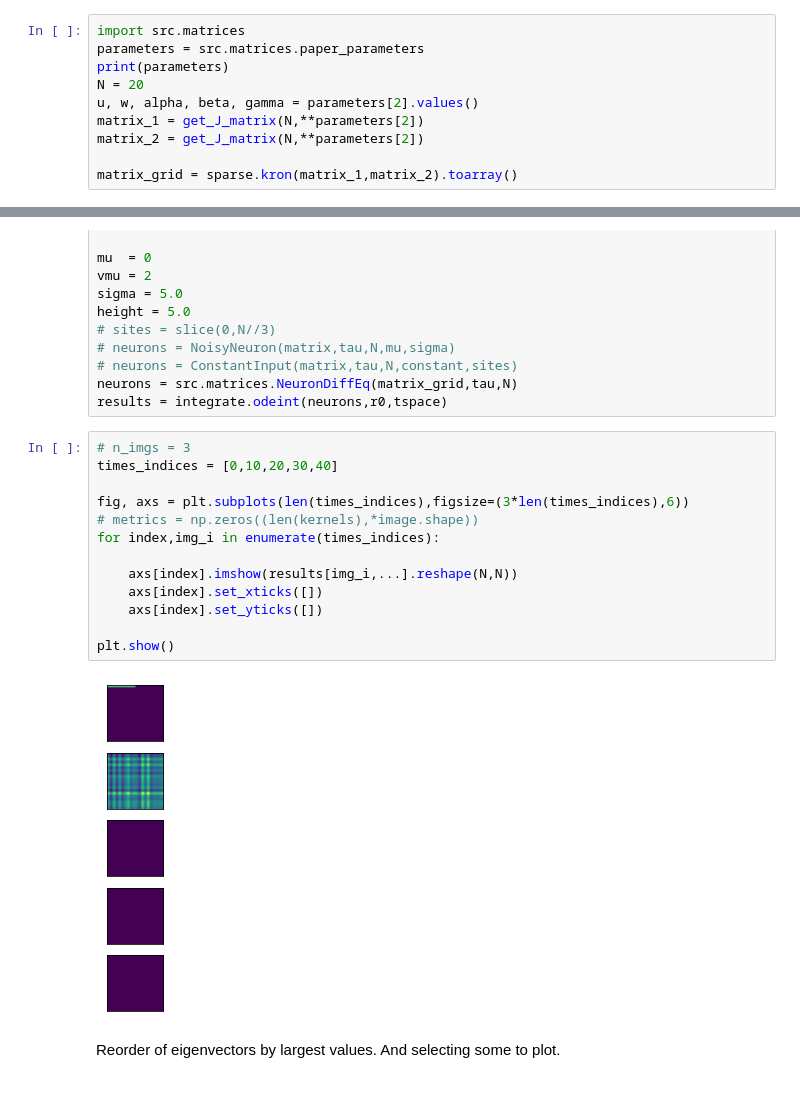
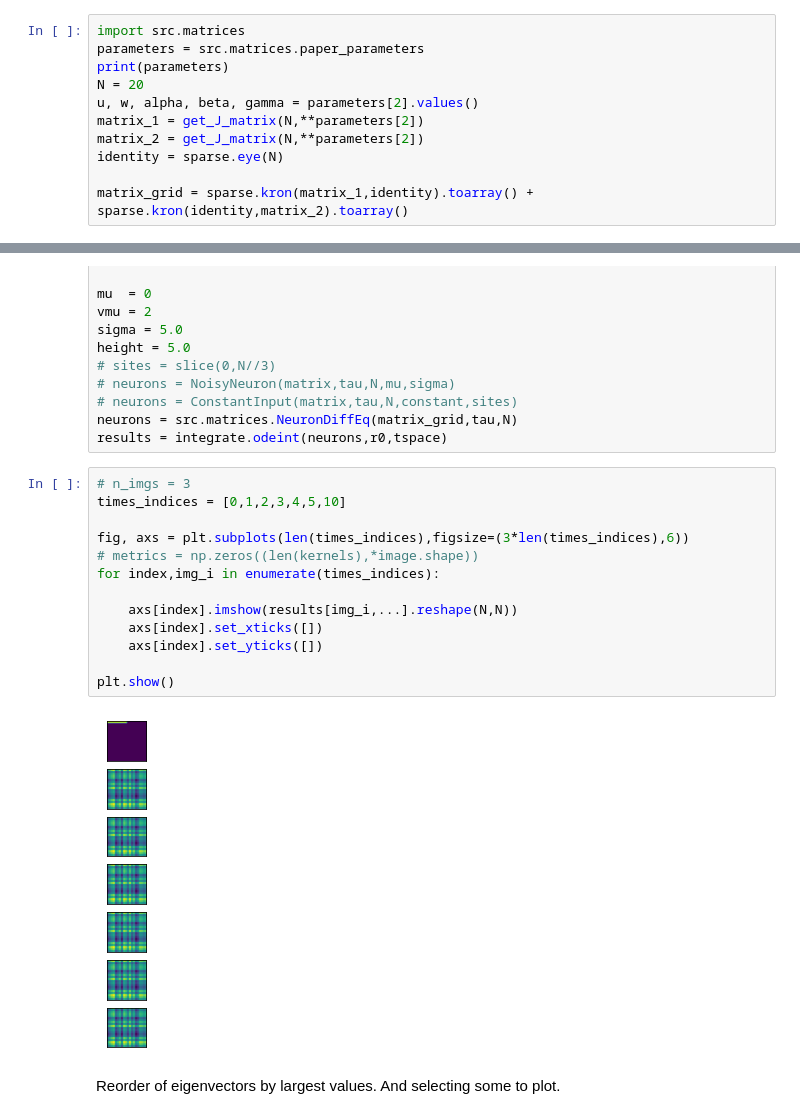
Before and after one commit to mdd423/anderson_project, a Jupyter notebook: notebooks/03-2d_grid_model.ipynb, the cells around one changed output, grey strips where cells are left out. Cells and saved outputs as stored; diff of their text form.

```diff
--- a/notebooks/03-2d_grid_model.ipynb
+++ b/notebooks/03-2d_grid_model.ipynb
@@ -34,8 +34,9 @@ N = 20
 u, w, alpha, beta, gamma = parameters[2].values()
 matrix_1 = get_J_matrix(N,**parameters[2])
 matrix_2 = get_J_matrix(N,**parameters[2])
+identity = sparse.eye(N)
 
-matrix_grid = sparse.kron(matrix_1,matrix_2).toarray()
+matrix_grid = sparse.kron(matrix_1,identity).toarray() + sparse.kron(identity,matrix_2).toarray()
 # %% [output]
 [{'u': 0.5, 'w': 0.0, 'alpha': 1.0, 'beta': 0.0, 'gamma': 0.0}, {'u': 0.0, 'w': 0.0, 'alpha': 1.0, 'beta': 1.0, 'gamma': 1.0}, {'u': 0.5, 'w': 0.0, 'alpha': 1.0, 'beta': 1.0, 'gamma': 1.0}, {'u': 0.5, ...
 # %%
@@ -92,19 +93,19 @@ neurons = src.matrices.NeuronDiffEq(matrix_grid,tau,N)
 results = integrate.odeint(neurons,r0,tspace)
 # %%
 # n_imgs = 3
-times_indices = [0,10,20,30,40]
+times_indices = [0,1,2,3,4,5,10]
 
 fig, axs = plt.subplots(len(times_indices),figsize=(3*len(times_indices),6))
 # metrics = np.zeros((len(kernels),*image.shape))
 for index,img_i in enumerate(times_indices):
 
     axs[index].imshow(results[img_i,...].reshape(N,N))
     axs[index].set_xticks([])
     axs[index].set_yticks([])
 
 plt.show()
 # %% [output]
-[figure, old version]
+[figure, new version]
 # %% [markdown]
 Reorder of eigenvectors by largest values. And selecting some to plot.
 # %%
```
Also changed, not shown: parts of 10 cells of this notebook.
